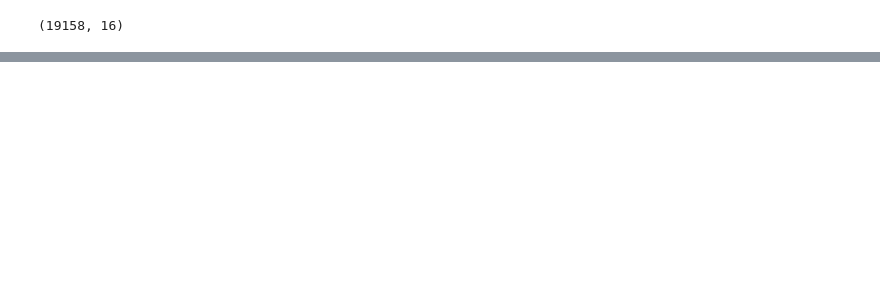
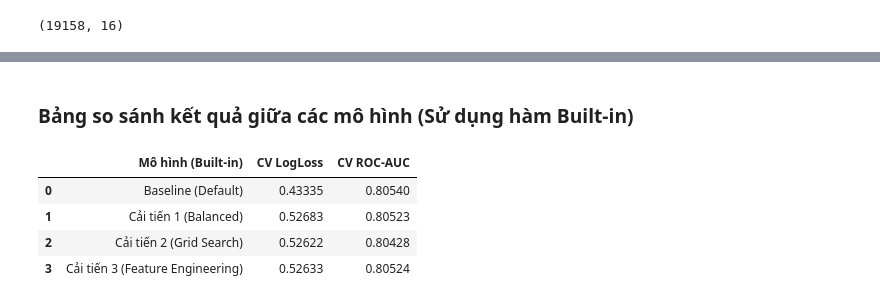
Before and after one commit to mylo2202/fsb-mle, a Jupyter notebook: final/fsb_mle_final_exam.ipynb, the cells around one changed output, grey strips where cells are left out. Cells and saved outputs as stored; diff of their text form; code cells hidden in the pictures; blank space fills up the shorter version.

Commit message:
Implement built-in CatBoost

```diff
--- a/final/fsb_mle_final_exam.ipynb
+++ b/final/fsb_mle_final_exam.ipynb
@@ -835,0 +981,18 @@ display(comparison_df.round(4))
+# %%
+print("=== [BUILT-IN] HUẤN LUYỆN CẢI TIẾN 1 (BALANCED) VỚI HÀM cv() ===")
+params_cv1 = params_base.copy()
+params_cv1['auto_class_weights'] = 'Balanced'
+
+cv_cv1 = cv(
+    pool=train_pool_base,
+    params=params_cv1,
+    fold_count=5,
+    shuffle=True,
+    partition_random_seed=42,
+    stratified=True,
+    verbose=False
+)
+
+best_cv1_loss = cv_cv1['test-Logloss-mean'].min()
+best_cv1_auc = cv_cv1['test-AUC-mean'].max()
+print(f"-> Cải tiến 1 - Best CV LogLoss: {best_cv1_loss:.5f} | Best CV ROC-AUC: {best_cv1_auc:.5f}\n")
@@ -835,0 +1121,36 @@ display(comparison_df.round(4))
+# %% [markdown]
+### Bảng so sánh kết quả giữa các mô hình (Sử dụng hàm Built-in)
+# %%
+import pandas as pd
+
+# Trích xuất các chỉ số tốt nhất từ kết quả CV của các mô hình built-in
+comparison_builtin_df = pd.DataFrame({
+    "Mô hình (Built-in)": [
+        "Baseline (Default)",
+        "Cải tiến 1 (Balanced)",
+        "Cải tiến 2 (Grid Search)",
+        "Cải tiến 3 (Feature Engineering)"
+    ],
+    "CV LogLoss": [
+        best_base_loss,
+        best_cv1_loss,
+        # Lấy LogLoss nhỏ nhất của cấu hình tốt nhất trong Grid Search
+        min(grid_search_result['cv_results']['test-Logloss-mean']),
+        best_cv3_loss
+    ],
+    "CV ROC-AUC": [
+        best_base_auc,
+        best_cv1_auc,
+        # Lấy ROC-AUC lớn nhất của cấu hình tốt nhất trong Grid Search
+        max(grid_search_result['cv_results']['test-AUC-mean']),
+        best_cv3_auc
+    ]
+})
+
+display(comparison_builtin_df.round(5))
+# %% [output]
+|  | Mô hình (Built-in) | CV LogLoss | CV ROC-AUC |
+| 0 | Baseline (Default) | 0.43335 | 0.80540 |
+| 1 | Cải tiến 1 (Balanced) | 0.52683 | 0.80523 |
+| 2 | Cải tiến 2 (Grid Search) | 0.52622 | 0.80428 |
+| 3 | Cải tiến 3 (Feature Engineering) | 0.52633 | 0.80524 |
```
Also changed, not shown: parts of 39 cells of this notebook.
